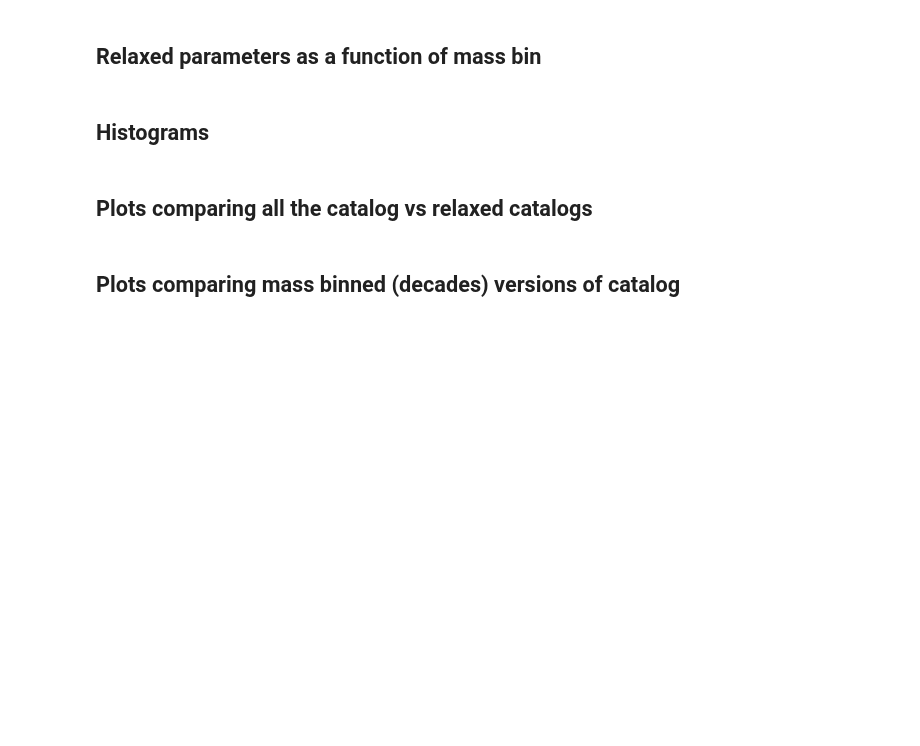
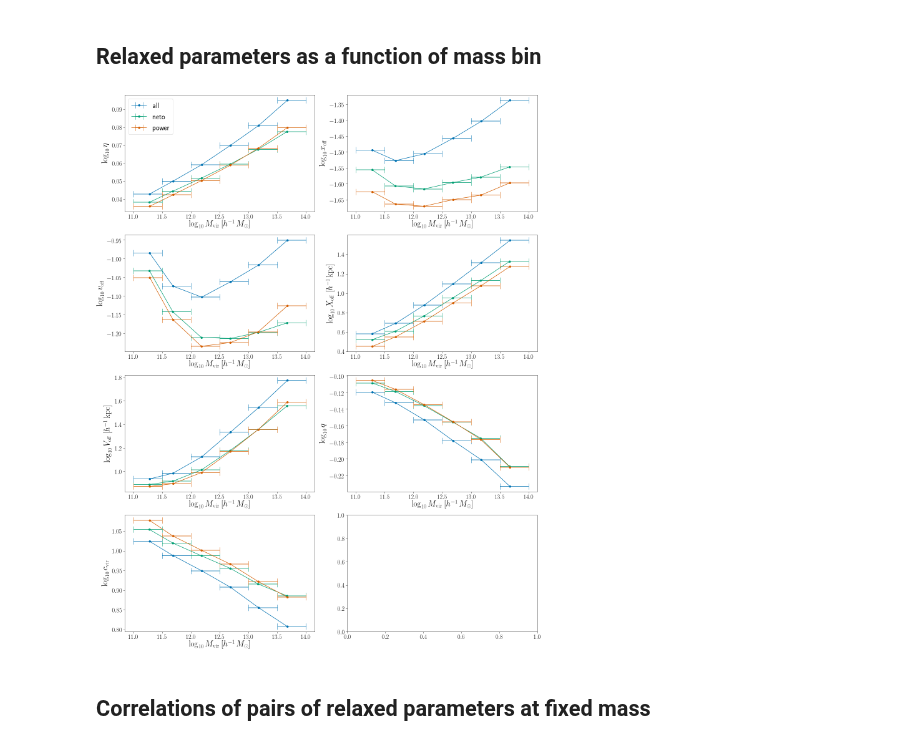
Before and after one commit to ismael-mendoza/nbody-relaxed, a Jupyter notebook: jupyter/plots/overview.ipynb, the cells around one changed output. Saved outputs shown, nothing was run; the diff lists cells and outputs as text; code cells hidden in the pictures; blank space fills up the shorter version.

```diff
--- a/jupyter/plots/overview.ipynb
+++ b/jupyter/plots/overview.ipynb
@@ -195,7 +198,3 @@ make_mean_centered_histograms()
 # Scatter binning
 # %% [markdown]
 ## Relaxed parameters as a function of mass bin
-# %% [markdown]
-## Histograms
-# %% [markdown]
-## Plots comparing all the catalog vs relaxed catalogs
@@ -209,2 +200,0 @@ with PdfPages(pdf_path) as pdf:
-# %% [markdown]
-## Plots comparing mass binned (decades) versions of catalog
@@ -218,0 +238,28 @@ with PdfPages(pdf_path) as pdf:
+# %%
+mass_bin_bds = np.arange(11, 14.5, 0.5)
+names = ['all', 'neto', 'power']
+params = ["eta", "x0", "v0", "xoff", "voff", "q", "cvir"]
+hparams = {param: get_hparam(param, log=True) for param in params}
+hparams['mvir'] = get_hparam('mvir', log=True)
+
+
+fig, axes = plt.subplots(4, 2, figsize=(20, 25))
+axes = axes.flatten()
+for i, (ax, param) in enumerate(zip(axes, params)):
+    for c, name in zip(colors, names):
+        hcat = dcats[name]
+        xlabel = hparams['mvir'].get_text()
+        ylabel = hparams[param].get_text()
+        x = hparams['mvir'].get_values(hcat.cat)
+        y = hparams[param].get_values(hcat.cat)
+        make_scatter_binning(ax, x, y, bin_bds=mass_bin_bds, show_bands=False, color=c, label=name)
+        ax.set_xlabel(xlabel, size=26)
+        ax.set_ylabel(ylabel, size=26)
+    if i==0:
+        ax.legend()
+plt.tight_layout()
+plt.show()
+# %% [output]
+[figure, added]
+# %% [markdown]
+## Correlations of pairs of relaxed parameters at fixed mass
```
Also changed, not shown: parts of 13 cells of this notebook, 6 other files.
